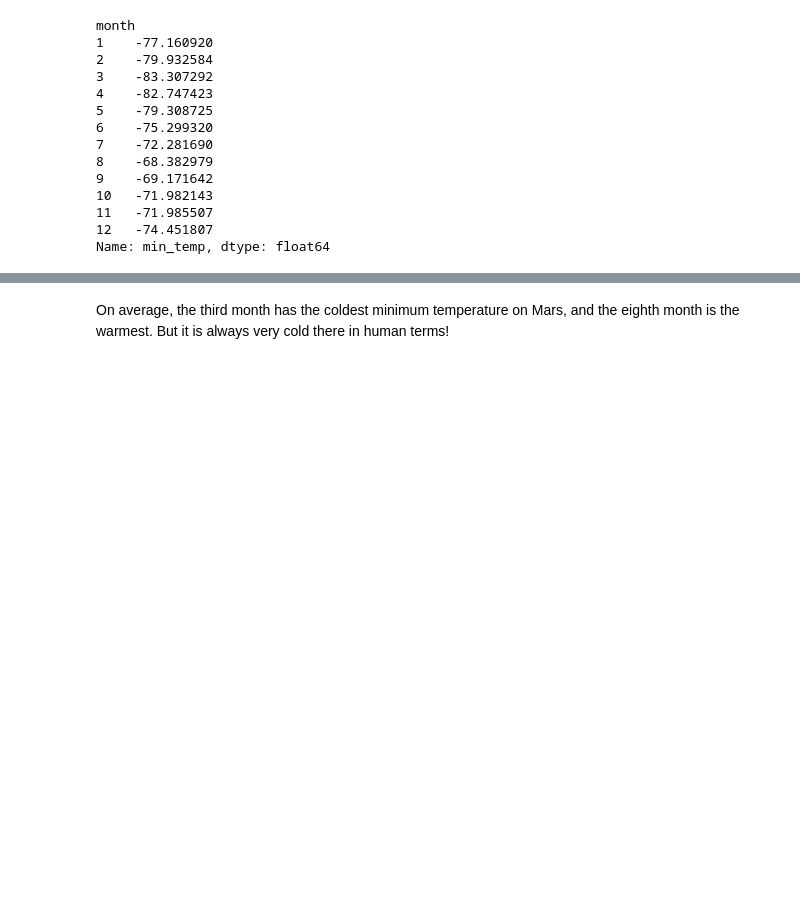
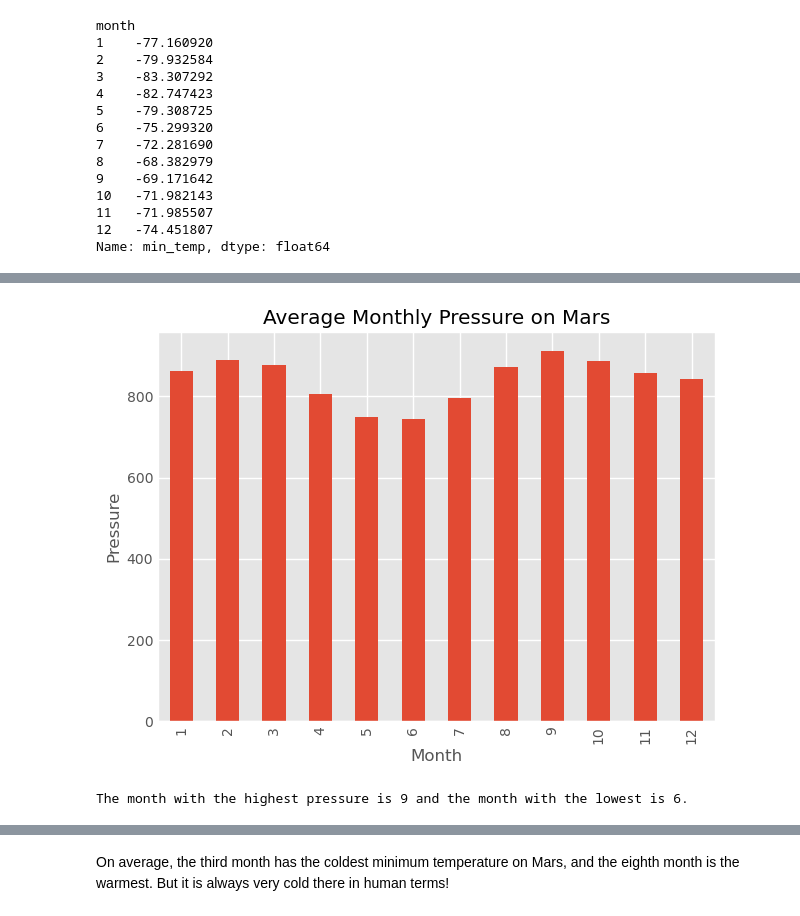
Before and after one commit to earlyann/Mars_Scraping_Challenge, a Jupyter notebook: mars_weather.ipynb, the cells around one changed output, grey strips where cells are left out. Drawn from its saved outputs; the diff is of its cells as text; code cells hidden in the pictures; blank space fills up the shorter version.

```diff
--- a/mars_weather.ipynb
+++ b/mars_weather.ipynb
@@ -228,2 +239,5 @@ KeyError: 0
 # %%
 # 4. Average pressure by Martian month
+month_mean_pressure = df.groupby('month')['pressure'].mean()
+month_mean_pressure = round(month_mean_pressure,2)
+month_mean_pressure
@@ -233,0 +259,21 @@ KeyError: 0
+# %%
+# Plot the average pressure by month
+month_mean_pressure.plot(kind='bar')
+plt.title('Average Monthly Pressure on Mars')
+plt.xlabel('Month')
+plt.xticks(rotation= 90)
+plt.ylabel('Pressure')
+plt.show()
+# %% [output]
+[figure, added]
+# %%
+# Identify the highest and lowest pressure  months in Curiosity's location
+month_mean_pressure = df.groupby('month')['pressure'].mean()
+month_mean_pressure_sorted = month_mean_pressure.sort_values(ascending=False)
+
+highest_month = month_mean_pressure_sorted.index[0]
+lowest_month = month_mean_pressure_sorted.index[-1]
+
+print(f"The month with the highest pressure is {highest_month} and the month with the lowest is {lowest_month}.")
+# %% [output]
+The month with the highest pressure is 9 and the month with the lowest is 6.
```
Also changed, not shown: parts of 9 cells of this notebook, 2 other files.
